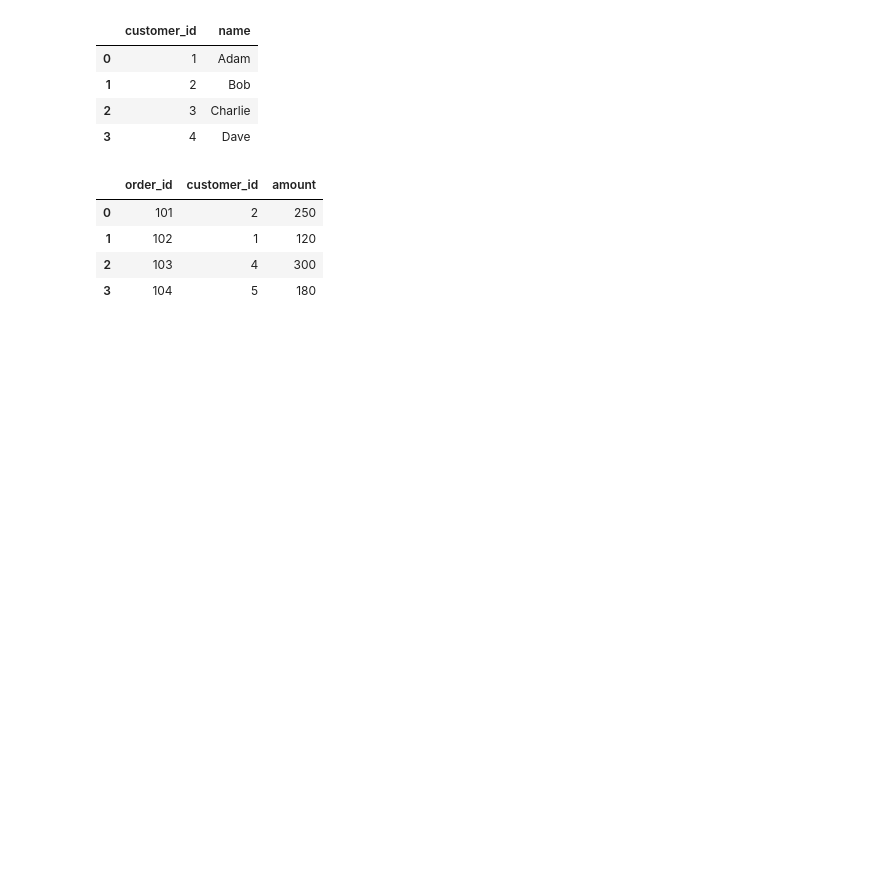
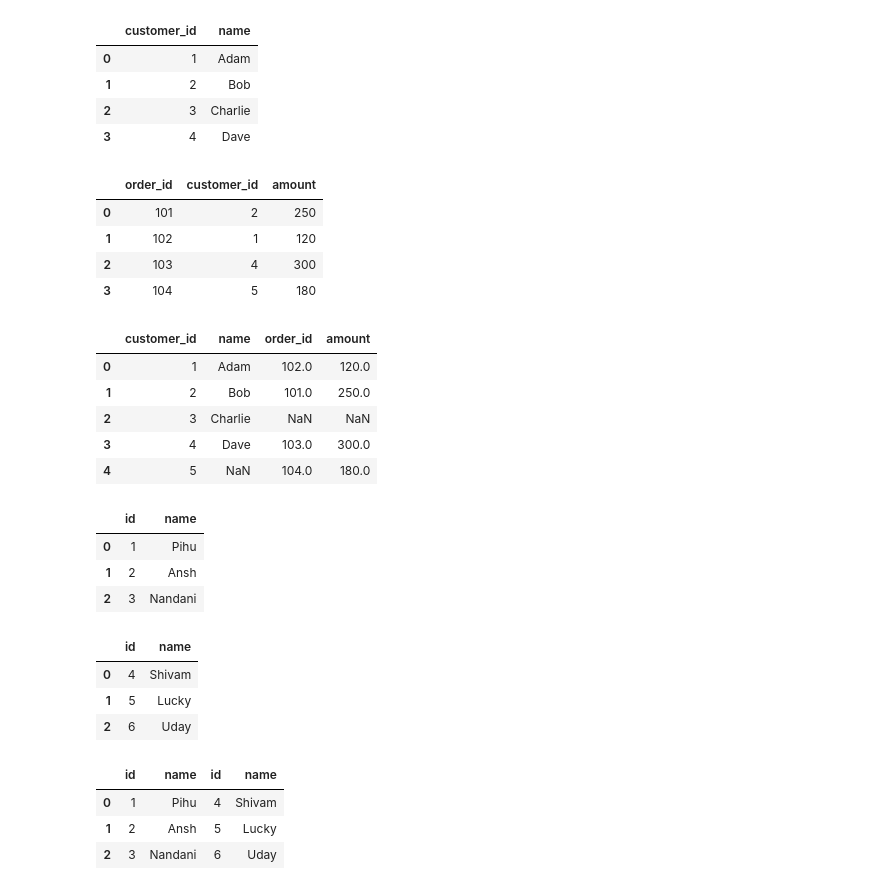
Before and after one commit to Babayoboy/Ai-Ml, a Jupyter notebook: jupiter/pandas.ipynb, the cells around one changed output. Cells and saved outputs as stored; diff of their text form; code cells hidden in the pictures; blank space fills up the shorter version.

Commit message:
Concat and merge

```diff
--- a/jupiter/pandas.ipynb
+++ b/jupiter/pandas.ipynb
@@ -333,3 +333,15 @@ df_orders
 | 1 | 102 | 1 | 120 |
 | 2 | 103 | 4 | 300 |
 | 3 | 104 | 5 | 180 |
+# %%
+pd.merge(df_customer, df_orders,on="customer_id") # Inner join (Matching valueonly)
+pd.merge(df_customer, df_orders,on="customer_id", how="left") # Left Join every row in first table
+pd.merge(df_customer, df_orders,on="customer_id", how="right") # Right Join every row in secound table
+pd.merge(df_customer, df_orders,on="customer_id", how="outer") # outer join Every row
+# %% [output]
+|  | customer_id | name | order_id | amount |
+| 0 | 1 | Adam | 102.0 | 120.0 |
+| 1 | 2 | Bob | 101.0 | 250.0 |
+| 2 | 3 | Charlie | NaN | NaN |
+| 3 | 4 | Dave | 103.0 | 300.0 |
+| 4 | 5 | NaN | 104.0 | 180.0 |
@@ -335,0 +360,24 @@ df_orders
+# %%
+df1
+# %% [output]
+|  | id | name |
+| 0 | 1 | Pihu |
+| 1 | 2 | Ansh |
+| 2 | 3 | Nandani |
+# %%
+df2
+# %% [output]
+|  | id | name |
+| 0 | 4 | Shivam |
+| 1 | 5 | Lucky |
+| 2 | 6 | Uday |
+# %%
+pd.concat([df1,df2]) # Row vise concatination
+pd.concat([df1,df2], ignore_index=True) # Ignores the orignal lables
+
+pd.concat([df1,df2], axis=1) # Column
+# %% [output]
+|  | id | name | id | name |
+| 0 | 1 | Pihu | 4 | Shivam |
+| 1 | 2 | Ansh | 5 | Lucky |
+| 2 | 3 | Nandani | 6 | Uday |
```
Also changed, not shown: parts of 1 cell of this notebook.
